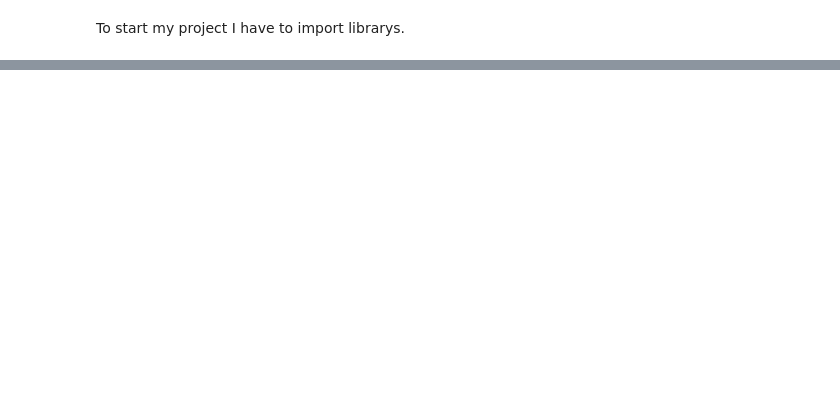
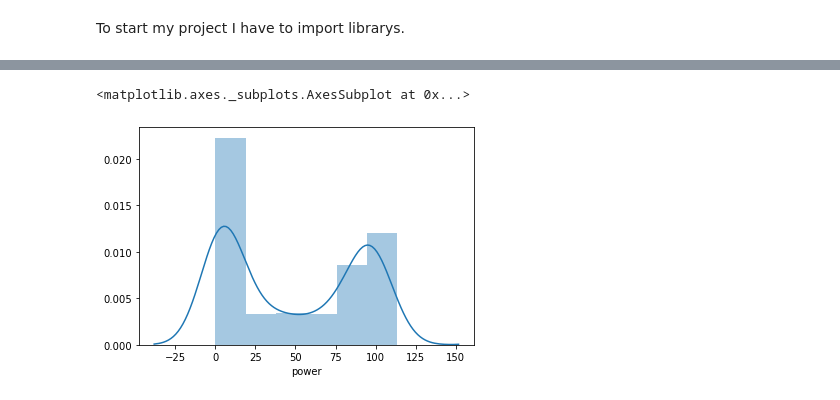
Before and after one commit to rituteval/MLS--project, a Jupyter notebook: MLS-project.ipynb, the cells around one changed output, grey strips where cells are left out. Drawn from its saved outputs; the diff is of its cells as text; code cells hidden in the pictures; blank space fills up the shorter version.

```diff
--- a/MLS-project.ipynb
+++ b/MLS-project.ipynb
@@ -29,0 +120,6 @@ from tensorflow.keras import layers
+# %%
+
+sns.distplot(df['power'])
+# %% [output]
+<matplotlib.axes._subplots.AxesSubplot at 0x...>
+[figure, added]
```
Also changed, not shown: parts of 18 cells of this notebook, 5 other files.
